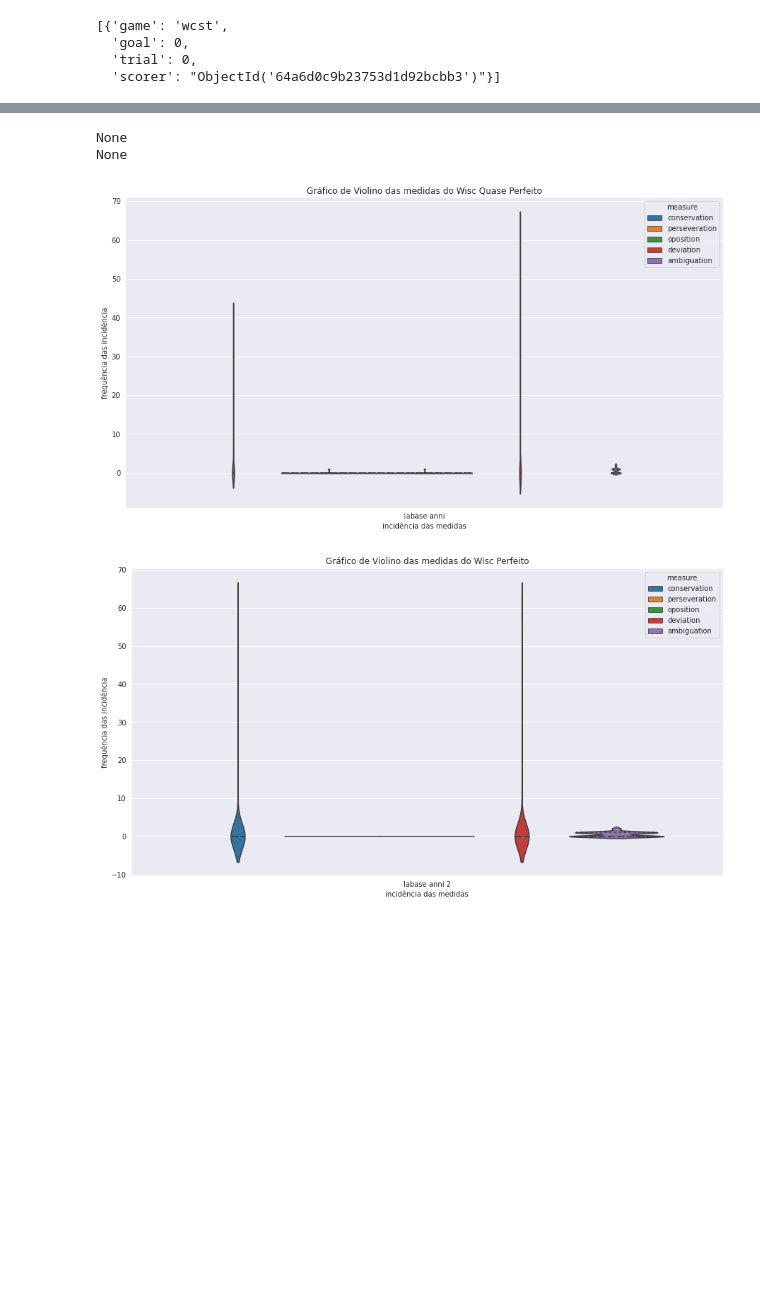
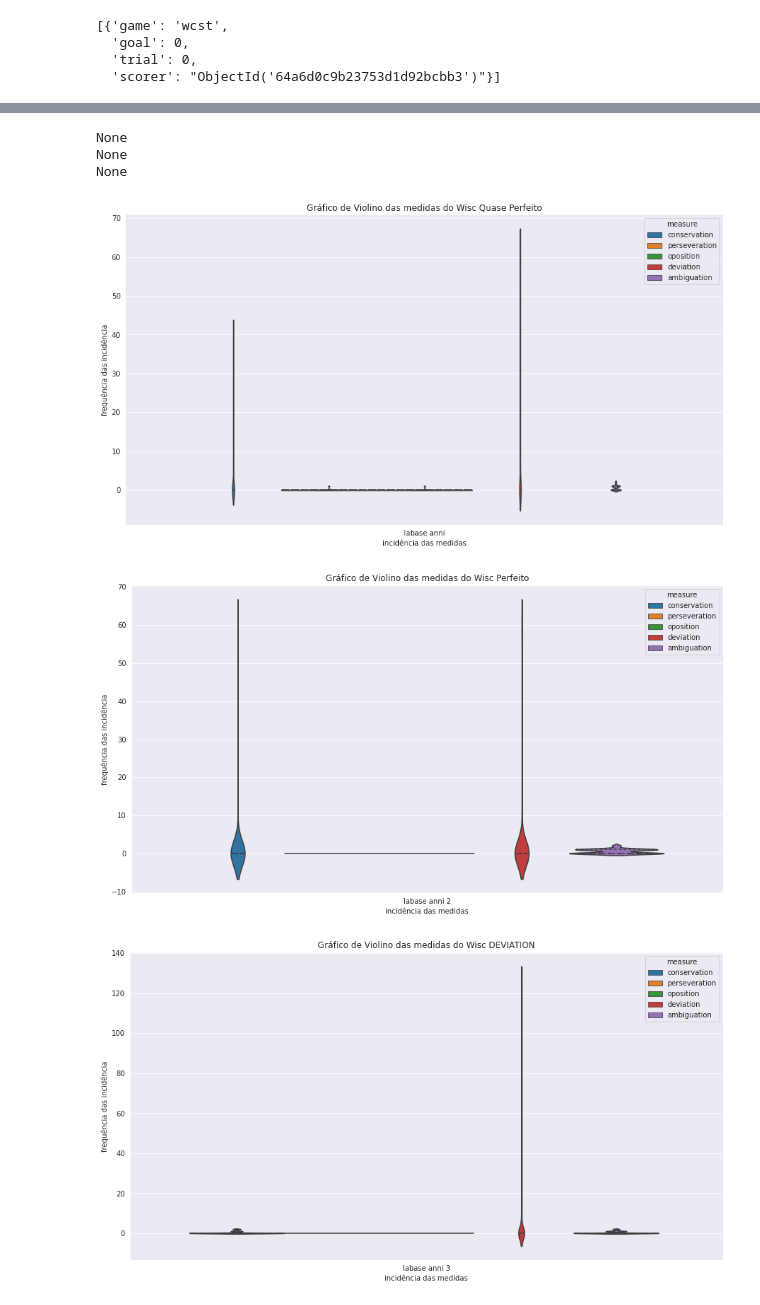
Before and after one commit to AnniProvietti/RIO20, a Jupyter notebook: fono_ceo-master/ipynb/dev/wcst.ipynb, the cells around one changed output, grey strips where cells are left out. Saved outputs shown, nothing was run; the diff lists cells and outputs as text; code cells hidden in the pictures; blank space fills up the shorter version.

```diff
--- a/fono_ceo-master/ipynb/dev/wcst.ipynb
+++ b/fono_ceo-master/ipynb/dev/wcst.ipynb
@@ -317,19 +347,26 @@ None
 # %%
 conf = WiscPlot.Cfplot(
     col='ponto', title='Gráfico de Violino das medidas do Wisc Quase Perfeito', ylabel='frequência das incidência',
     xlabel="incidência das medidas")
 conf2 = WiscPlot.Cfplot(
     col='ponto', title='Gráfico de Violino das medidas do Wisc Perfeito', ylabel='frequência das incidência',
     xlabel="incidência das medidas")
+conf3 = WiscPlot.Cfplot(
+    col='ponto', title='Gráfico de Violino das medidas do Wisc DEVIATION', ylabel='frequência das incidência',
+    xlabel="incidência das medidas")
 dados = WiscPlot().rerieve_oid_from_person_df(dados_jogador_anni).violinplot(conf)
 dados2 = WiscPlot().rerieve_oid_from_person_df(dados_jogador_anni2).violinplot(conf2)
+dados3 = WiscPlot().rerieve_oid_from_person_df(dados_jogador_anni3).violinplot(conf3)
 print(dados)
 print(dados2)
+print(dados3)
 # %% [output]
 None
 None
+None
 [figure]
 [figure]
+[figure, added]
 # %%
 
 conf = WiscPlot.Cfplot(
```
Also changed, not shown: parts of 18 cells of this notebook, 1 other file.
